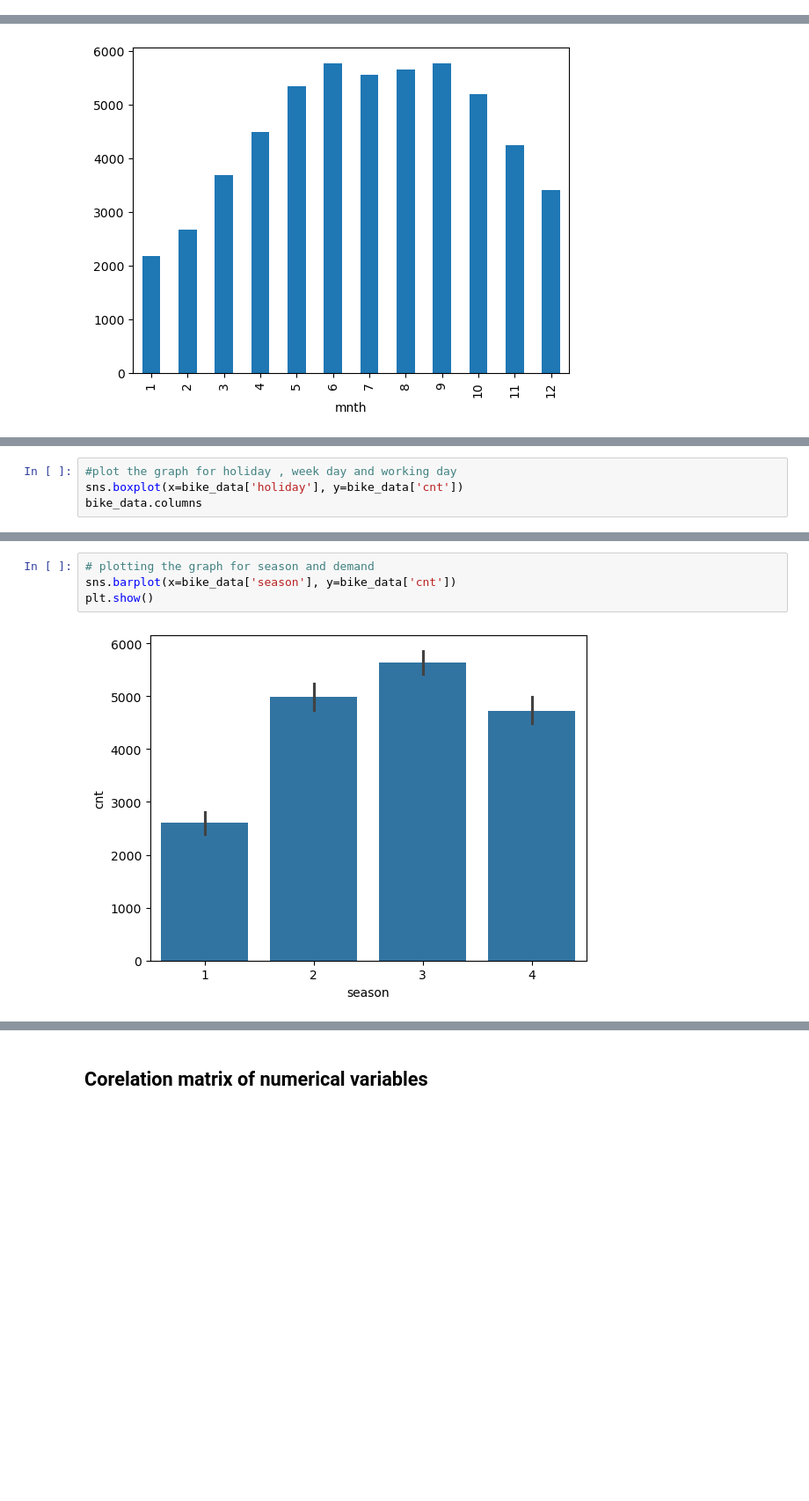
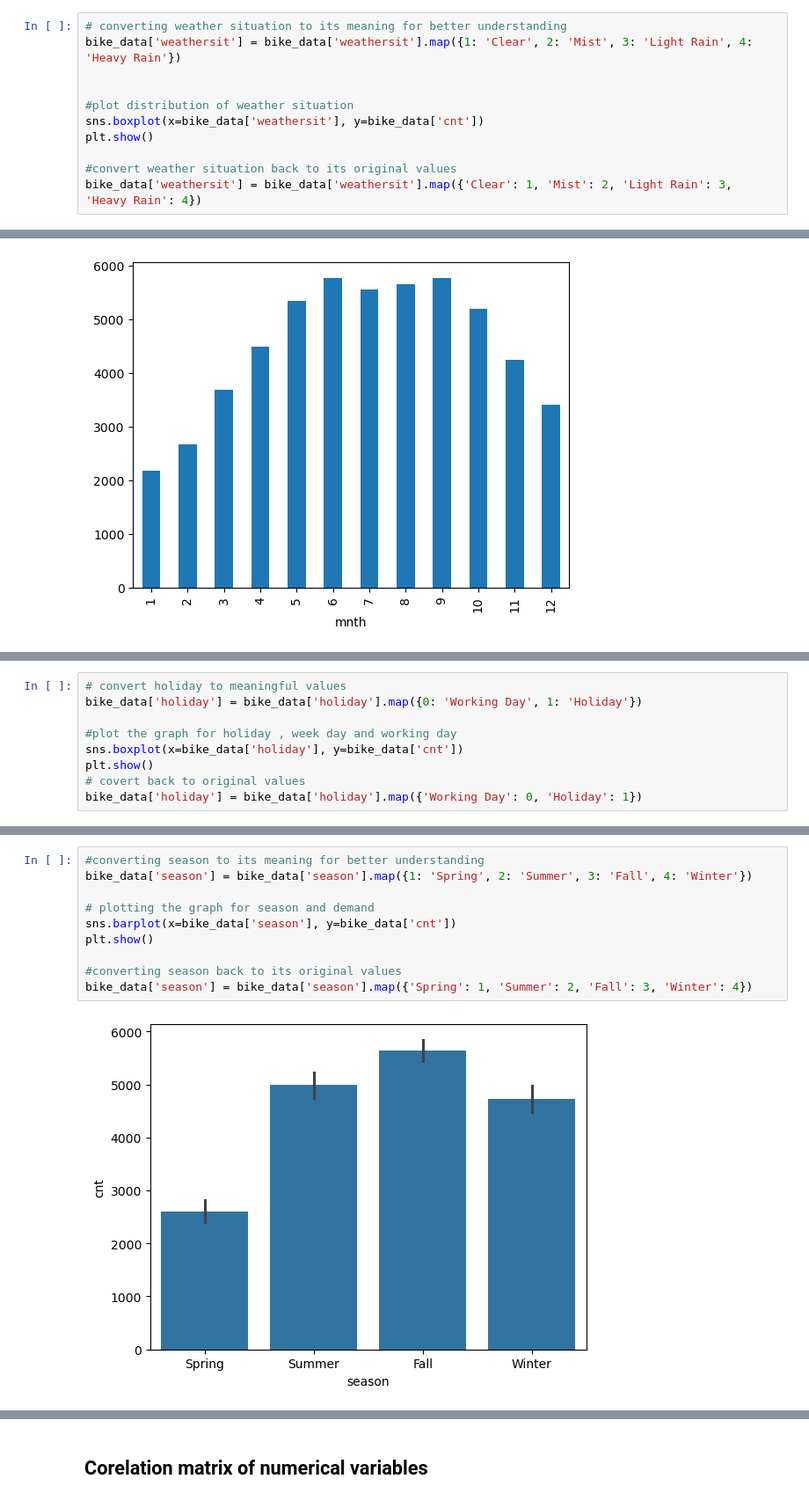
Before and after one commit to maheshh22/BikeRent_CaseStudy, a Jupyter notebook: bike_rental.ipynb, the cells around one changed output, grey strips where cells are left out. Shown at 88% size. Saved outputs shown, nothing was run; the diff lists cells and outputs as text; blank space fills up the shorter version.

```diff
--- a/bike_rental.ipynb
+++ b/bike_rental.ipynb
@@ -108,0 +100,11 @@ plt.show()
+# %%
+# converting weather situation to its meaning for better understanding
+bike_data['weathersit'] = bike_data['weathersit'].map({1: 'Clear', 2: 'Mist', 3: 'Light Rain', 4: 'Heavy Rain'})
+
+
+#plot distribution of weather situation
+sns.boxplot(x=bike_data['weathersit'], y=bike_data['cnt'])
+plt.show()
+
+#convert weather situation back to its original values
+bike_data['weathersit'] = bike_data['weathersit'].map({'Clear': 1, 'Mist': 2, 'Light Rain': 3, 'Heavy Rain': 4})
@@ -125,5 +136,10 @@ sns.scatterplot(x = bike_data['hum'], y = bike_data['cnt'])
 # %%
+# convert holiday to meaningful values
+bike_data['holiday'] = bike_data['holiday'].map({0: 'Working Day', 1: 'Holiday'})
+
 #plot the graph for holiday , week day and working day
 sns.boxplot(x=bike_data['holiday'], y=bike_data['cnt'])
-bike_data.columns
+plt.show()
+# covert back to original values
+bike_data['holiday'] = bike_data['holiday'].map({'Working Day': 0, 'Holiday': 1})
 # %% [output]
@@ -134,7 +147,13 @@ Index(['season', 'yr', 'mnth', 'holiday', 'weekday', 'workingday',
 # %%
+#converting season to its meaning for better understanding
+bike_data['season'] = bike_data['season'].map({1: 'Spring', 2: 'Summer', 3: 'Fall', 4: 'Winter'})
+
 # plotting the graph for season and demand
 sns.barplot(x=bike_data['season'], y=bike_data['cnt'])
 plt.show()
+
+#converting season back to its original values
+bike_data['season'] = bike_data['season'].map({'Spring': 1, 'Summer': 2, 'Fall': 3, 'Winter': 4})
 # %% [output]
-[figure, old version]
+[figure, new version]
 # %%
```
Also changed, not shown: parts of 27 cells of this notebook.
